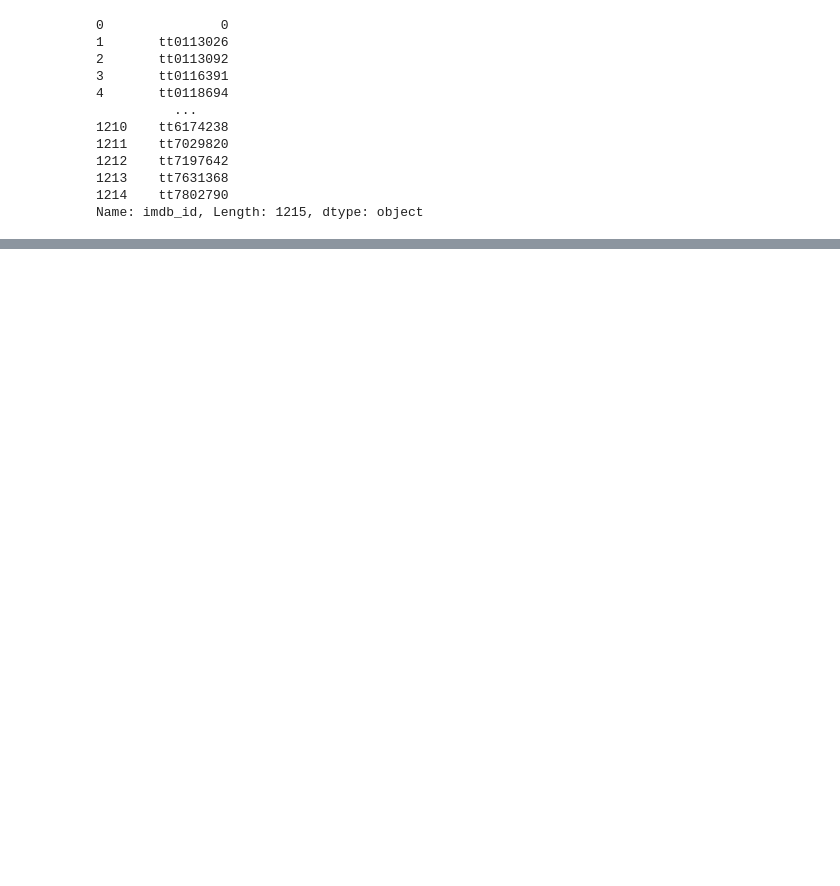
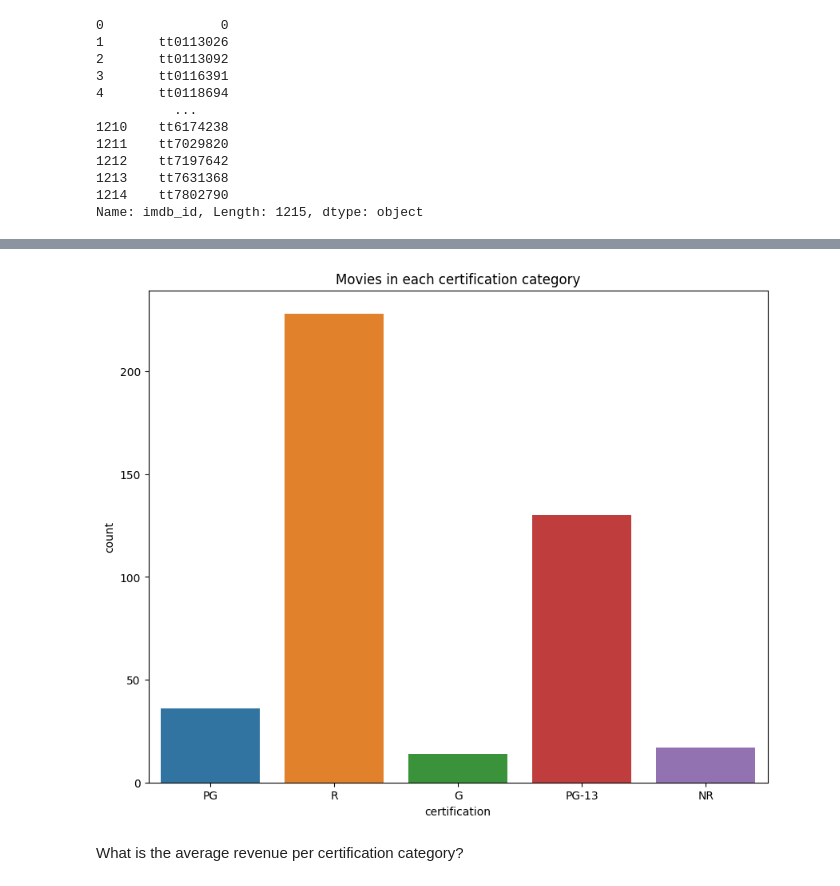
Before and after one commit to arechigajd/movies, a Jupyter notebook: movies part 2 EDA.ipynb, the cells around one changed output, grey strips where cells are left out. Saved outputs shown, nothing was run; the diff lists cells and outputs as text; code cells hidden in the pictures; blank space fills up the shorter version.

```diff
--- a/movies part 2 EDA.ipynb
+++ b/movies part 2 EDA.ipynb
@@ -35,0 +105,5 @@ Name: imdb_id, Length: 1215, dtype: object
+# %%
+a_budget = movies['budget'] > 0
+some_revenue = movies['revenue'] > 0
+fin_df = movies.loc[a_budget | some_revenue,:]
+fin_df.head()
@@ -35,0 +130,8 @@ Name: imdb_id, Length: 1215, dtype: object
+# %%
+plt.figure(figsize = (10,8))
+sns.countplot(x = 'certification', data = fin_df)
+plt.title('Movies in each certification category');
+# %% [output]
+[figure, added]
+# %% [markdown]
+What is the average revenue per certification category?
```
Also changed, not shown: parts of 19 cells of this notebook, 1 other file.
